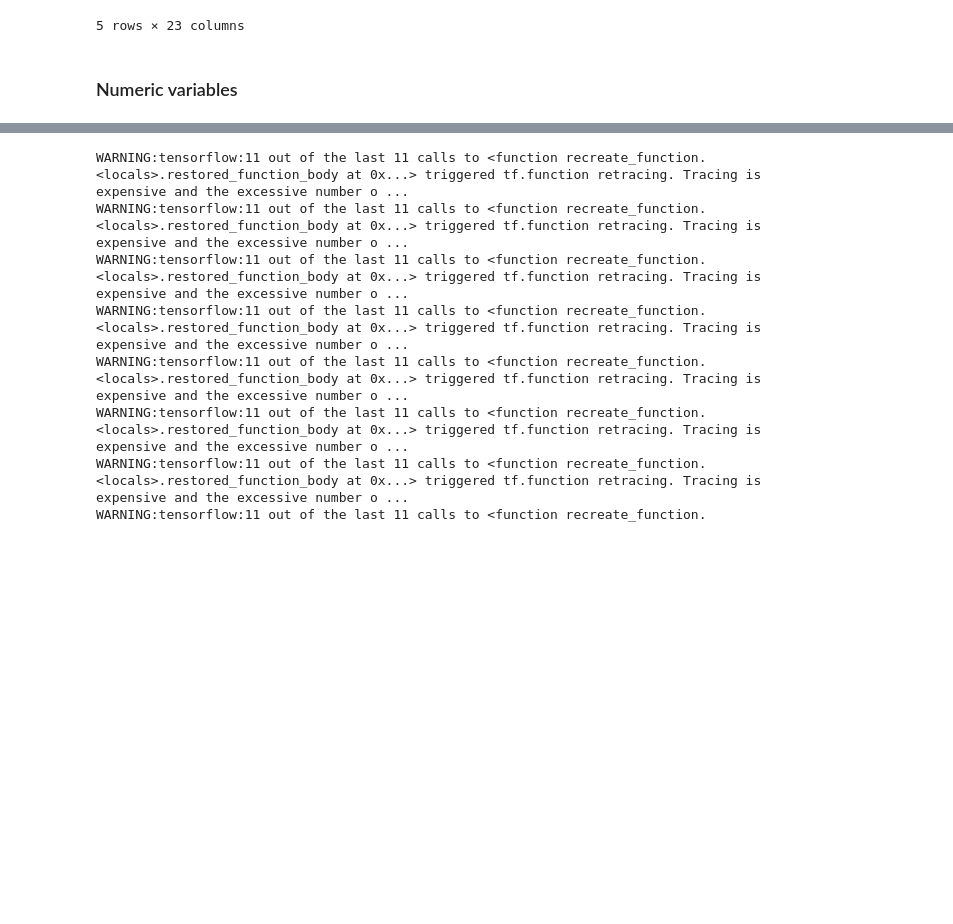
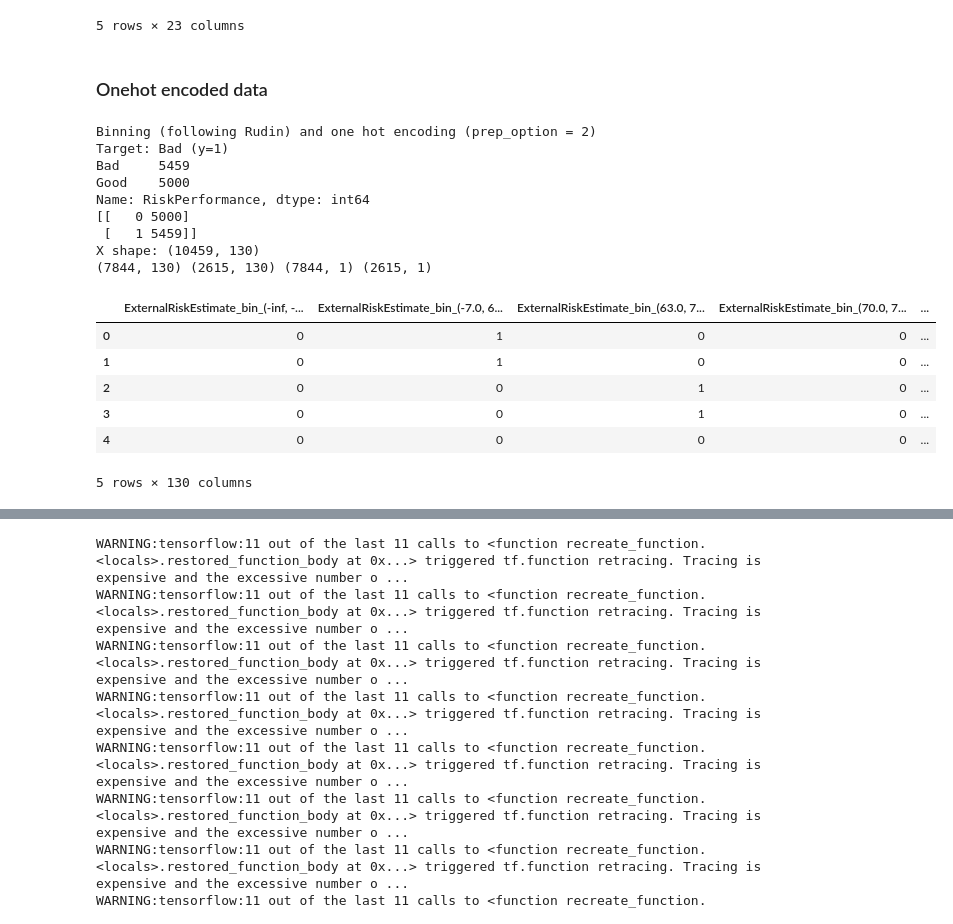
Before and after one commit to briziorusso/FICOchallenge, a Jupyter notebook: FC Part 2c - AutoKeras.ipynb, the cells around one changed output, grey strips where cells are left out. Cells and saved outputs as stored; diff of their text form; code cells hidden in the pictures; blank space fills up the shorter version.

Commit message:
Add numeric variable section to autokeras

```diff
--- a/FC Part 2c - AutoKeras.ipynb
+++ b/FC Part 2c - AutoKeras.ipynb
@@ -64,8 +64,30 @@ X shape: (10459, 23)
 | 3 | -0.067506 | -0.138636 | -0.567130 | -0.021745 | ... |
 | 4 | 0.642701 | 1.356643 | 1.387594 | 1.499621 | ... |
 5 rows × 23 columns
-# %% [markdown]
-### Numeric variables
+# %% [markdown]
+### Onehot encoded data
+# %%
+data, X1, y, y_onehot = f_load_data(2)
+X_train, X_test, y_train, y_test = train_test_split(X1, y_onehot, test_size = .25, random_state = 2020, shuffle = True)
+print(X_train.shape, X_test.shape, y_train.shape, y_test.shape)
+X1.head()
+# %% [output]
+Binning (following Rudin) and one hot encoding (prep_option = 2)
+Target: Bad (y=1)
+Bad     5459
+Good    5000
+Name: RiskPerformance, dtype: int64
+[[   0 5000]
+ [   1 5459]]
+X shape: (10459, 130)
+(7844, 130) (2615, 130) (7844, 1) (2615, 1)
+|  | ExternalRiskEstimate_bin_(-inf, -... | ExternalRiskEstimate_bin_(-7.0, 6... | ExternalRiskEstimate_bin_(63.0, 7... | ExternalRiskEstimate_bin_(70.0, 7... | ... |
+| 0 | 0 | 1 | 0 | 0 | ... |
+| 1 | 0 | 1 | 0 | 0 | ... |
+| 2 | 0 | 0 | 1 | 0 | ... |
+| 3 | 0 | 0 | 1 | 0 | ... |
+| 4 | 0 | 0 | 0 | 0 | ... |
+5 rows × 130 columns
 # %%
 # basic data preparation
 from sklearn.preprocessing import LabelEncoder
```
Also changed, not shown: parts of 11 cells of this notebook.
